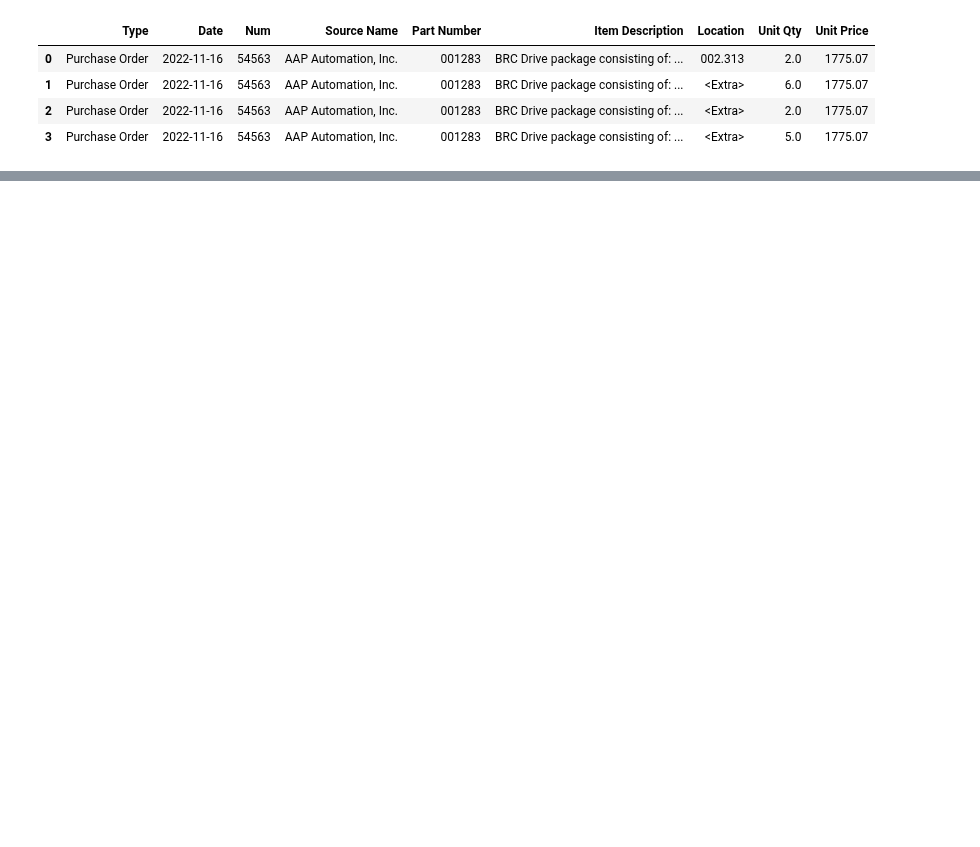
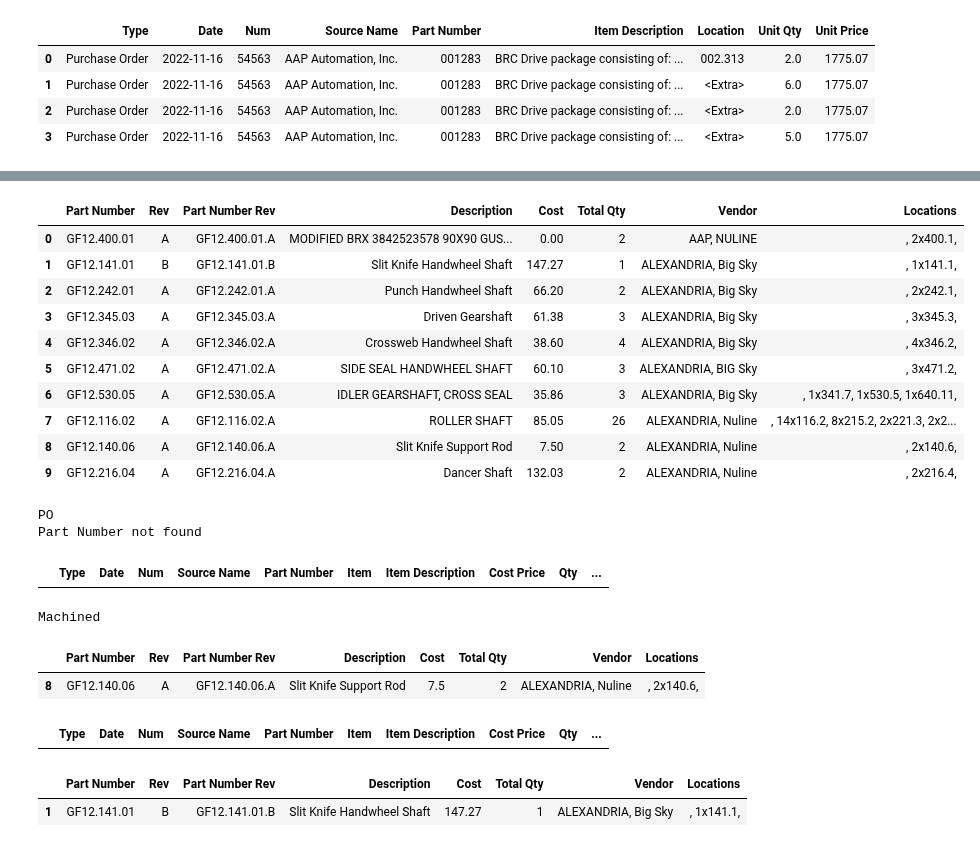
Before and after one commit to austinlackey/job-costing, a Jupyter notebook: main.ipynb, the cells around one changed output, grey strips where cells are left out. Saved outputs shown, nothing was run; the diff lists cells and outputs as text; code cells hidden in the pictures; blank space fills up the shorter version.

```diff
--- a/main.ipynb
+++ b/main.ipynb
@@ -90,0 +95,32 @@ ZP-PGA-32-201
+# %%
+display(machined.head(10))
+part = 'GF12.140.06'
+print("PO")
+display(lookupPartNumber(po, part, verbatim=False))
+print("Machined")
+display(lookupPartNumber(machined, part, verbatim=False))
+# %% [output]
+|  | Part Number | Rev | Part Number Rev | Description | Cost | Total Qty | Vendor | Locations |
+| 0 | GF12.400.01 | A | GF12.400.01.A | MODIFIED BRX 3842523578 90X90 GUS... | 0.00 | 2 | AAP, NULINE | , 2x400.1, |
+| 1 | GF12.141.01 | B | GF12.141.01.B | Slit Knife Handwheel Shaft | 147.27 | 1 | ALEXANDRIA, Big Sky | , 1x141.1, |
+| 2 | GF12.242.01 | A | GF12.242.01.A | Punch Handwheel Shaft | 66.20 | 2 | ALEXANDRIA, Big Sky | , 2x242.1, |
+| 3 | GF12.345.03 | A | GF12.345.03.A | Driven Gearshaft | 61.38 | 3 | ALEXANDRIA, Big Sky | , 3x345.3, |
+| 4 | GF12.346.02 | A | GF12.346.02.A | Crossweb Handwheel Shaft | 38.60 | 4 | ALEXANDRIA, Big Sky | , 4x346.2, |
+| 5 | GF12.471.02 | A | GF12.471.02.A | SIDE SEAL HANDWHEEL SHAFT | 60.10 | 3 | ALEXANDRIA, BIG Sky | , 3x471.2, |
+| 6 | GF12.530.05 | A | GF12.530.05.A | IDLER GEARSHAFT, CROSS SEAL | 35.86 | 3 | ALEXANDRIA, Big Sky | , 1x341.7, 1x530.5, 1x640.11, |
+| 7 | GF12.116.02 | A | GF12.116.02.A | ROLLER SHAFT | 85.05 | 26 | ALEXANDRIA, Nuline | , 14x116.2, 8x215.2, 2x221.3, 2x2... |
+| 8 | GF12.140.06 | A | GF12.140.06.A | Slit Knife Support Rod | 7.50 | 2 | ALEXANDRIA, Nuline | , 2x140.6, |
+| 9 | GF12.216.04 | A | GF12.216.04.A | Dancer Shaft | 132.03 | 2 | ALEXANDRIA, Nuline | , 2x216.4, |
+PO
+Part Number not found
+|  | Type | Date | Num | Source Name | Part Number | Item | Item Description | Cost Price | Qty | ... |
+Machined
+|  | Part Number | Rev | Part Number Rev | Description | Cost | Total Qty | Vendor | Locations |
+| 8 | GF12.140.06 | A | GF12.140.06.A | Slit Knife Support Rod | 7.5 | 2 | ALEXANDRIA, Nuline | , 2x140.6, |
+# %%
+%run functions.py
+process_parts(po, assemblies, machined, purchased, extrusion, verbose=True)
+# %% [output]
+|  | Type | Date | Num | Source Name | Part Number | Item | Item Description | Cost Price | Qty | ... |
+|  | Part Number | Rev | Part Number Rev | Description | Cost | Total Qty | Vendor | Locations |
+| 1 | GF12.141.01 | B | GF12.141.01.B | Slit Knife Handwheel Shaft | 147.27 | 1 | ALEXANDRIA, Big Sky | , 1x141.1, |
```
Also changed, not shown: parts of 3 cells of this notebook, 17 other files.
